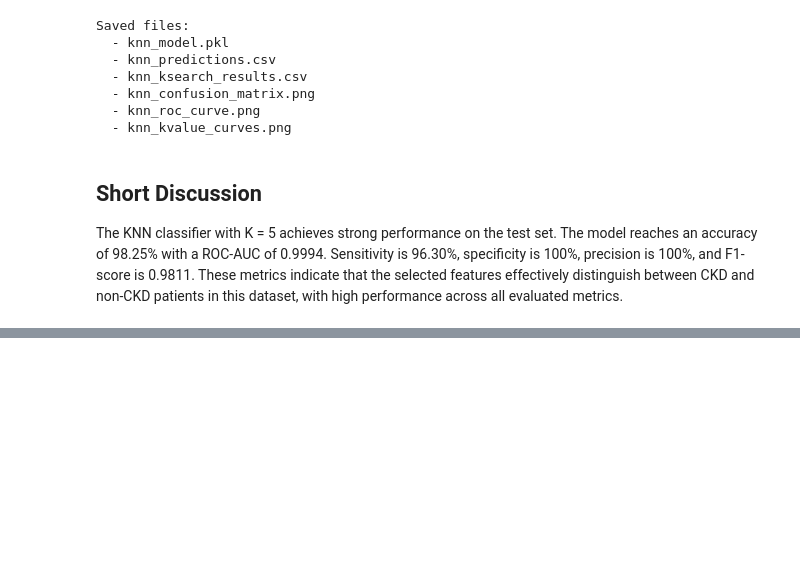
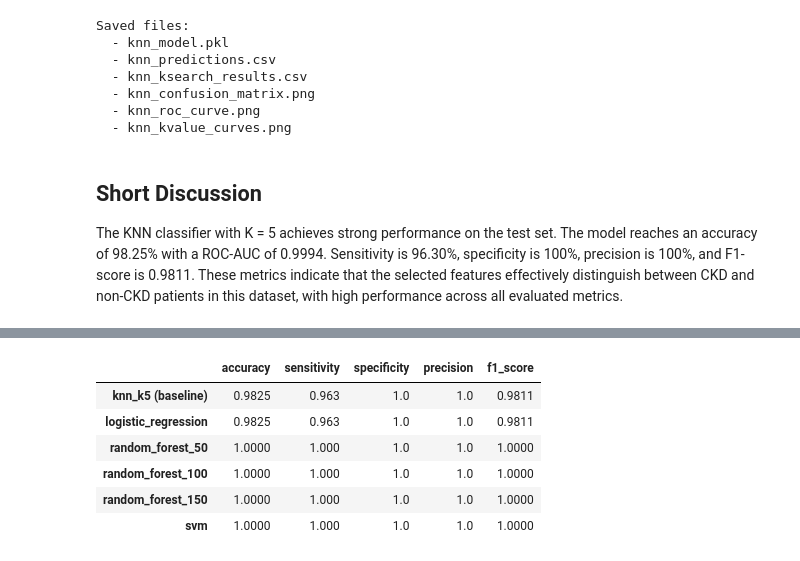
Before and after one commit to harasarahh/chronic-kidney-disease-prediction, a Jupyter notebook: GroupL_finalproject.ipynb, the cells around one changed output, grey strips where cells are left out. Cells and saved outputs as stored; diff of their text form; code cells hidden in the pictures; blank space fills up the shorter version.

```diff
--- a/GroupL_finalproject.ipynb
+++ b/GroupL_finalproject.ipynb
@@ -1070,0 +1149,25 @@ These metrics indicate that the selected features effectively distinguish betwee
+# %%
+from sklearn.svm import SVC
+
+svm = SVC()
+
+svm.fit(X_train, y_train)
+y_pred = svm.predict(X_test)
+
+cm = confusion_matrix(y_test, y_pred)
+tn, fp, fn, tp = cm.ravel()
+
+accuracy    = accuracy_score(y_test, y_pred)
+sensitivity = tp / (tp + fn)
+specificity = tn / (tn + fp)
+precision   = precision_score(y_test, y_pred)
+f1          = f1_score(y_test, y_pred)
+
+results["svm"] = {
+    "accuracy": accuracy,
+    "cm": cm,
+    "sensitivity": sensitivity,
+    "specificity": specificity,
+    "precision": precision,
+    "f1_score": f1,
+}
@@ -1070,0 +1195,11 @@ These metrics indicate that the selected features effectively distinguish betwee
+# %%
+df_models = pd.concat([knn_k5, df_results])
+df_models.drop(columns=["cm"])
+# %% [output]
+|  | accuracy | sensitivity | specificity | precision | f1_score |
+| knn_k5 (baseline) | 0.9825 | 0.963 | 1.0 | 1.0 | 0.9811 |
+| logistic_regression | 0.9825 | 0.963 | 1.0 | 1.0 | 0.9811 |
+| random_forest_50 | 1.0000 | 1.000 | 1.0 | 1.0 | 1.0000 |
+| random_forest_100 | 1.0000 | 1.000 | 1.0 | 1.0 | 1.0000 |
+| random_forest_150 | 1.0000 | 1.000 | 1.0 | 1.0 | 1.0000 |
+| svm | 1.0000 | 1.000 | 1.0 | 1.0 | 1.0000 |
```
Also changed, not shown: parts of 23 cells of this notebook, 4 other files.
